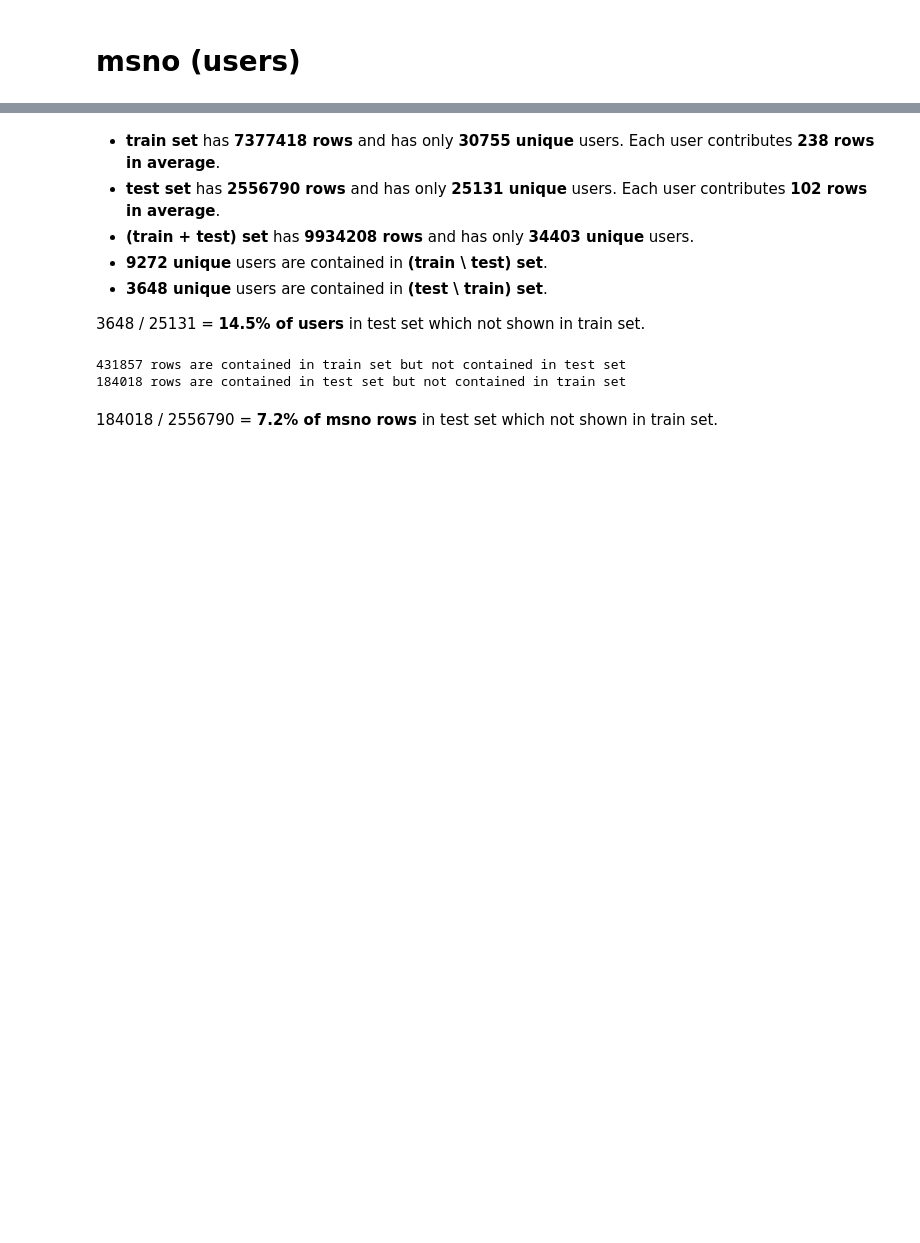
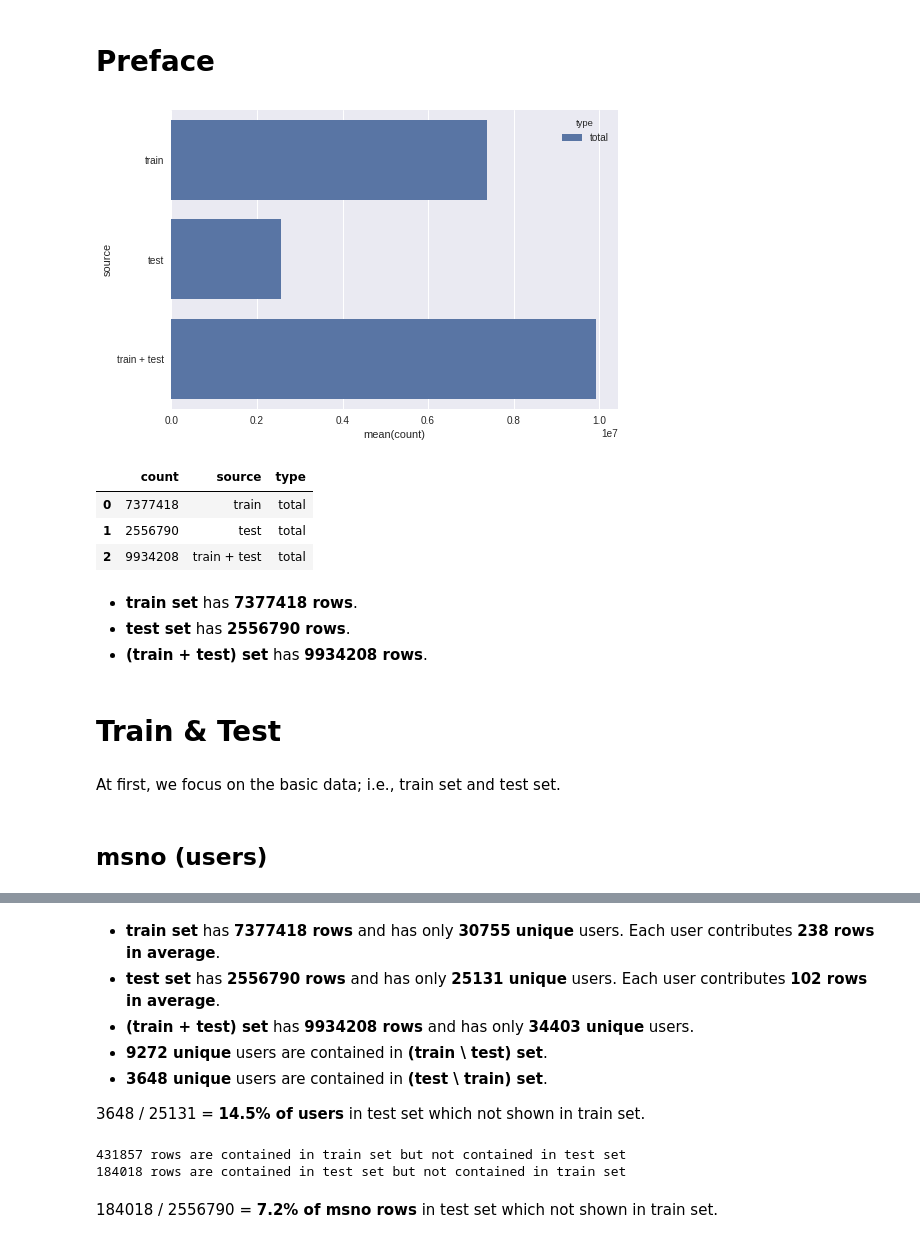
Before and after one commit to dsmilab/WSDM2018-KKBox-MRC, a Jupyter notebook: exploration.ipynb, the cells around one changed output, grey strips where cells are left out. Cells and saved outputs as stored; diff of their text form; code cells hidden in the pictures; blank space fills up the shorter version.

```diff
--- a/exploration.ipynb
+++ b/exploration.ipynb
@@ -5,3 +14,6 @@ import numpy as np
+# %% [markdown]
+<a id='chapter_preface'></a>
+# Preface
 # %%
 train_df = pd.read_csv('data/train.csv')
 test_df = pd.read_csv('data/test.csv')
@@ -9,5 +25,33 @@ comb_df = train_df.append(test_df)
+# %%
+total_row_df = pd.DataFrame(data={
+    'source': ['train', 'test', 'train + test'],
+    'type': ['total', 'total', 'total'],
+    'count': [train_df.shape[0],
+              test_df.shape[0],
+              comb_df.shape[0]]
+})
+sns.barplot(x='count', y='source', hue='type', data=total_row_df)
+sns.plt.show()
+
+total_row_df
+# %% [output]
+[figure, added]
+|  | count | source | type |
+| 0 | 7377418 | train | total |
+| 1 | 2556790 | test | total |
+| 2 | 9934208 | train + test | total |
+# %% [markdown]
+- **train set** has **7377418 rows**.
+- **test set** has **2556790 rows**.
+- **(train + test) set** has **9934208 rows**.
+# %% [markdown]
+<a id='chapter_train_test'></a>
+# Train & Test
+# %% [markdown]
+At first, we focus on the basic data; i.e., train set and test set.
 # %% [markdown]
-# msno (users)
+<a id="section_msno"></a>
+## msno (users)
 # %%
 train_unique_msno_series = train_df['msno'].drop_duplicates()
 test_unique_msno_series = test_df['msno'].drop_duplicates()
```
Also changed, not shown: parts of 15 cells of this notebook.
